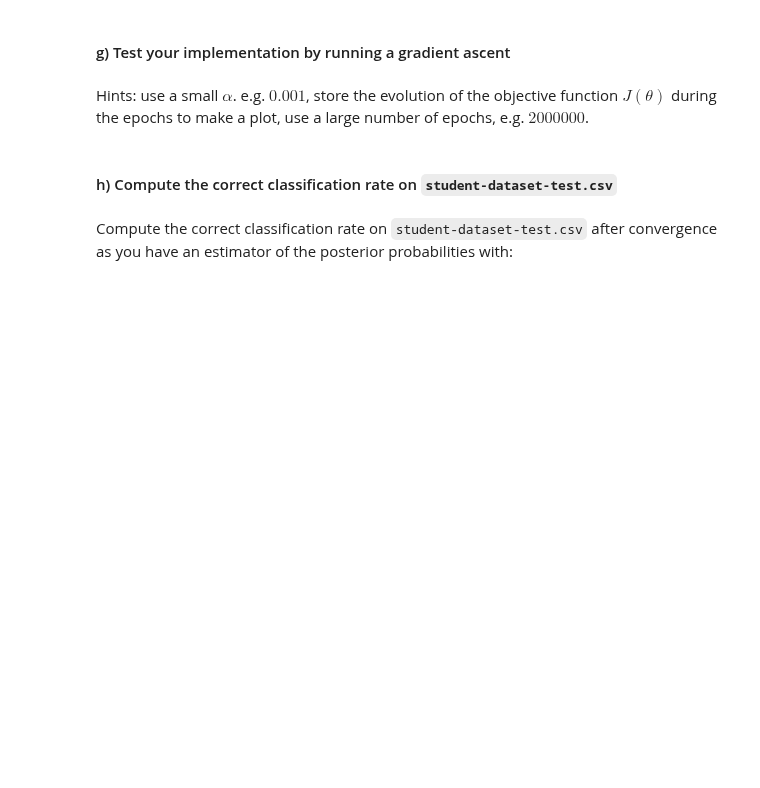
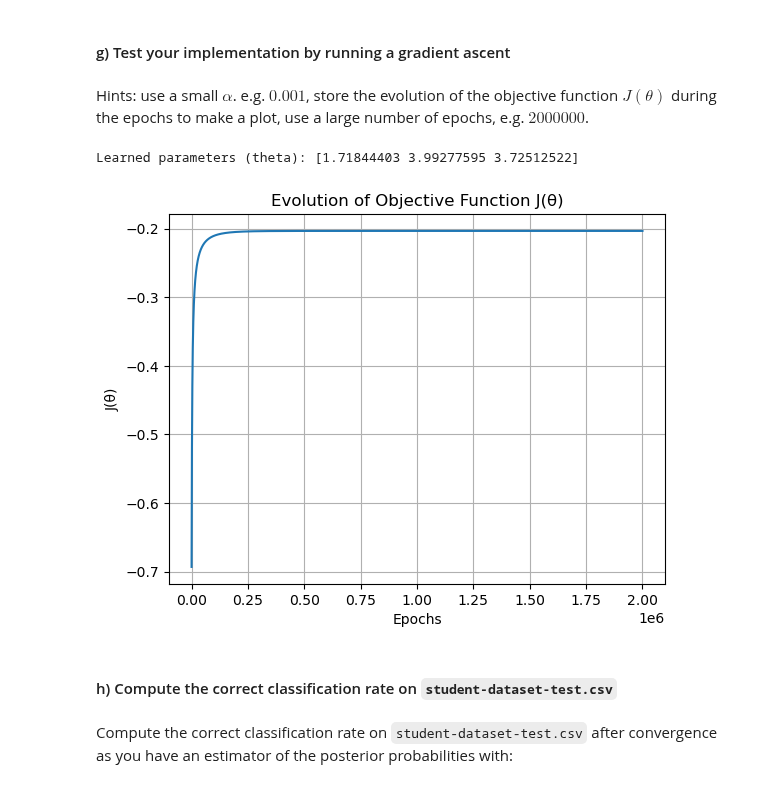
Before and after one commit to evarayHEIG/machle_labs, a Jupyter notebook: pw6/ex1-logistic-regression/ex1-logistic-regression-stud.ipynb, the cells around one changed output. Drawn from its saved outputs; the diff is of its cells as text; code cells hidden in the pictures; blank space fills up the shorter version.

```diff
--- a/pw6/ex1-logistic-regression/ex1-logistic-regression-stud.ipynb
+++ b/pw6/ex1-logistic-regression/ex1-logistic-regression-stud.ipynb
@@ -44,13 +103,24 @@ Use numpy to compute the exp so that your function can take numpy arrays as inpu
 # %% [markdown]
 Hint: implement it so that the computation can take the full array $X$ with $h(\mathbf{x})$ broadcasted to all training samples.
 # %%
-# Your code here
+# Taking inspiration form slide 25 of week 6 lecture
+def hypothesis(X, theta):
+    # X has shape (N, d) and theta has shape (d,)
+    # The dot product is the broadcasted to all samples in X
+    z = np.dot(X, theta)
+    return sigmoid(z)
 # %% [markdown]
 #### e) Implement the objective function $J(\theta)$
 # %% [markdown]
 <center>$J(\theta) = \frac{1}{N} \sum_{n=1}^{N} y_{n} \log h_{\theta}(\mathbf{x_{n}}) + (1-y_{n}) \log (1 - h_{\theta} (\mathbf{x_{n}}))$</center>
 # %%
-# Your code here
+# Taking inspiration form slide 26 of week 6 lecture
+def objective(X, y, theta):
+    epsilon = 1e-6
+    h = hypothesis(X, theta) # h has shape (N,)
+    N = X.shape[0]
+    tmp = y * np.log(h + epsilon) + (1 - y) * np.log(1 - h + epsilon)
+    return np.sum(tmp) / N
 # %% [markdown]
 #### f) Implement the gradient ascent
 # %% [markdown]
@@ -58,13 +128,40 @@ In a similar way as in PW02 and PW03, implement the gradient ascent with the upd
 # %% [markdown]
 <center>$\theta_{i} \leftarrow \theta_{i} + \alpha \frac{1}{N} \sum_{n=1}^{N} (y_{n} - h_{\theta}(\mathbf{x}_{n})) x_{n,i}$</center>
 # %%
-# Your code here
+# Taking inspiration form slide 24 of week 6 lecture
+def gradient_ascent(X, y, learning_rate, num_epoch): # X has shape (N, d), y has shape (N,)
+    N, D = X.shape # N: number of samples, D: dimension of each sample
+    theta = np.zeros(D) # init thetas to some values - in theory it can be anything but values at zeros
+                        # or close to zeros may help convergence
+    J = [] # to store the evolution of the objective function
+
+    for epoch in range(num_epoch):
+        h = hypothesis(X, theta)
+        error = y - h
+        gradient = np.dot(X.T, error) / N
+        theta += learning_rate * gradient
+        J.append(objective(X, y, theta))
+
+    return theta, J
 # %% [markdown]
 #### g) Test your implementation by running a gradient ascent
 # %% [markdown]
 Hints: use a small $\alpha$. e.g. $0.001$,  store the evolution of the objective function $J(\theta)$ during the epochs to make a plot, use a large number of epochs, e.g. $2000000$.
 # %%
-# Your code here
+theta, J = gradient_ascent(X_train, y_train, learning_rate=0.001, num_epoch=2000000)
+
+# Print theta values after training
+print("Learned parameters (theta):", theta)
+# Plot the evolution of the objective function
+plt.plot(J)
+plt.title('Evolution of Objective Function J(θ)')
+plt.xlabel('Epochs')
+plt.ylabel('J(θ)')
+plt.grid()
+plt.show()
+# %% [output]
+Learned parameters (theta): [1.71844403 3.99277595 3.72512522]
+[figure, added]
 # %% [markdown]
 #### h) Compute the correct classification rate on `student-dataset-test.csv`
 # %% [markdown]
```
Also changed, not shown: parts of 10 cells of this notebook.
